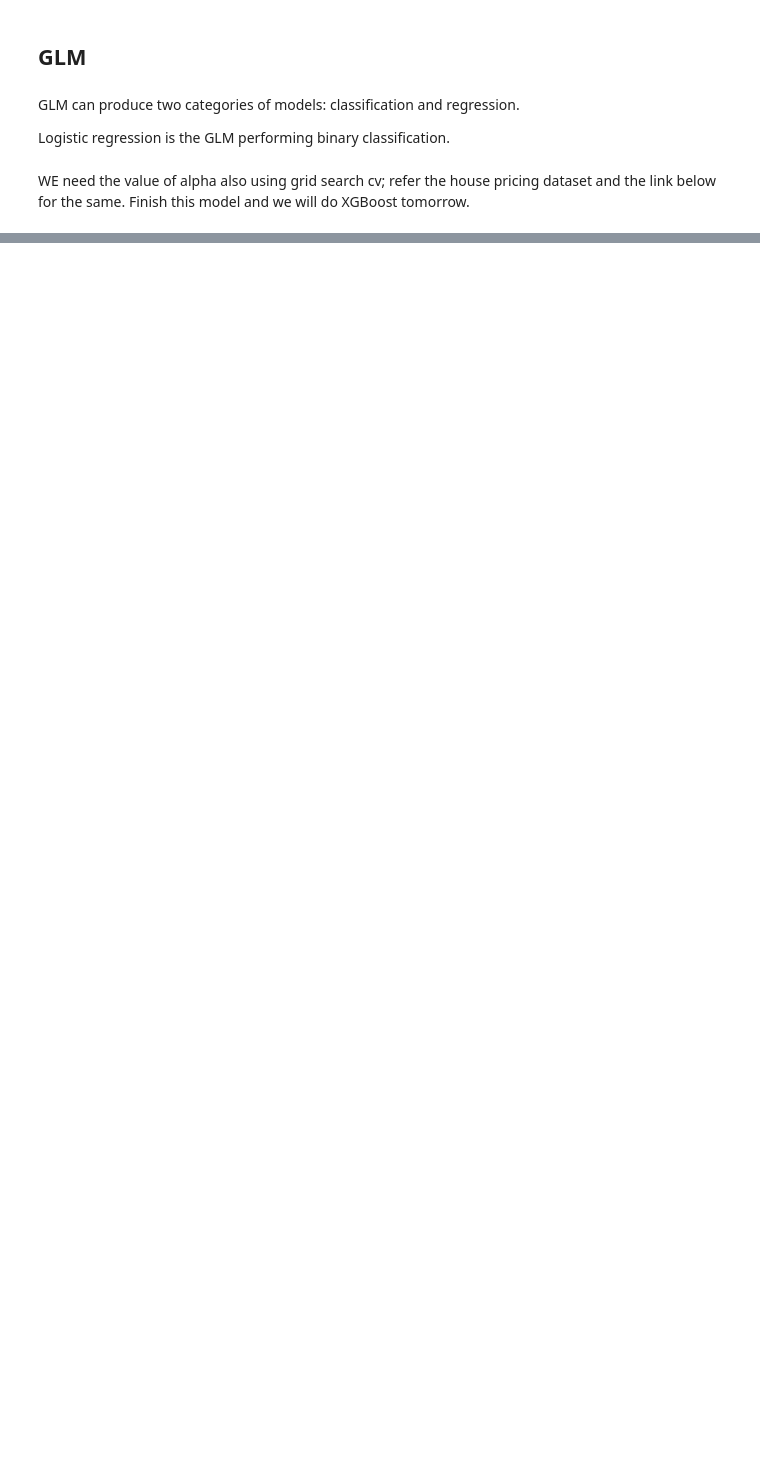
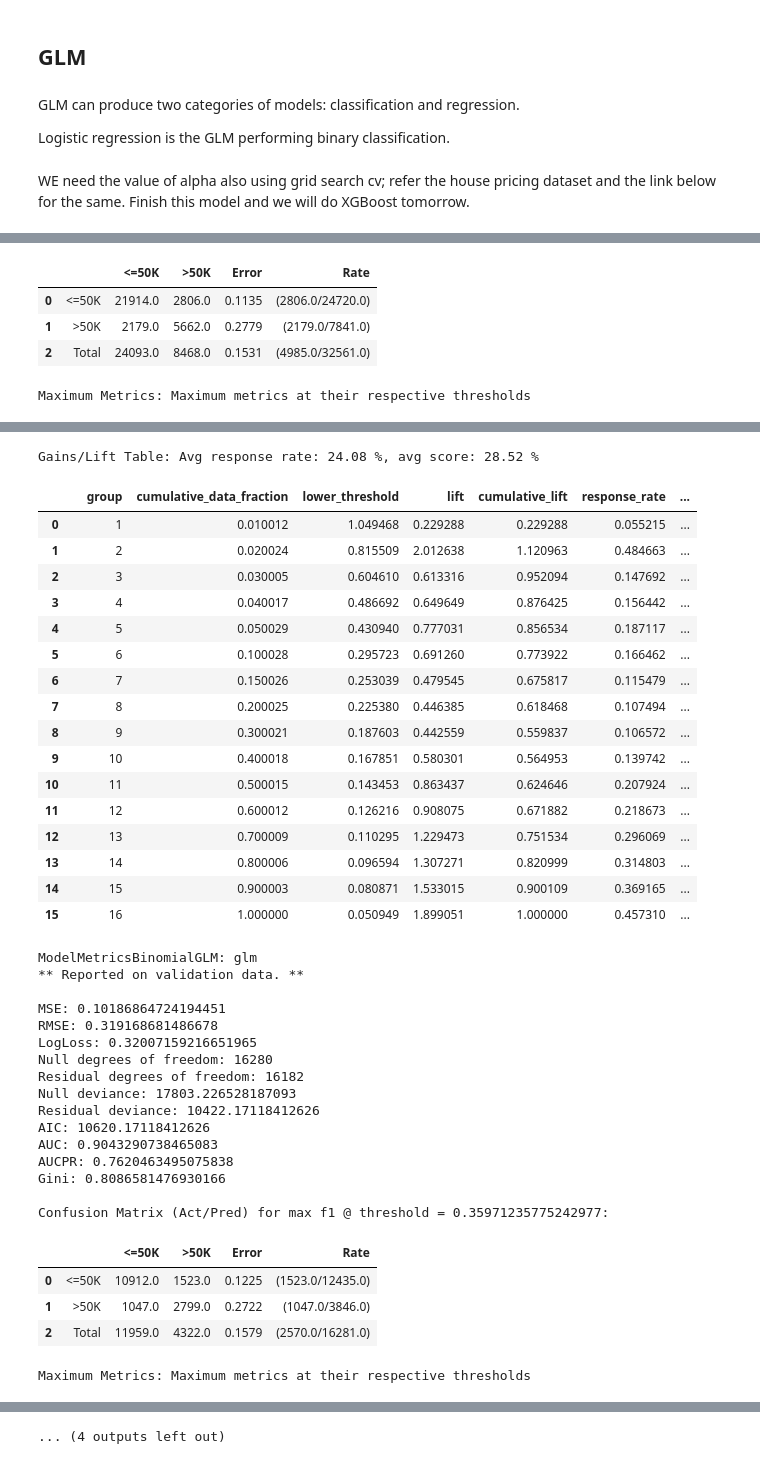
Before and after one commit to avecsally/Discover_Discriminatory_Bias_in_High_Accuracy_Models_Embedded_in_Machine_Learning_Algorithms, a Jupyter notebook: paper.ipynb, the cells around one changed output, grey strips where cells are left out. Saved outputs shown, nothing was run; the diff lists cells and outputs as text; code cells hidden in the pictures; blank space fills up the shorter version.

```diff
--- a/paper.ipynb
+++ b/paper.ipynb
@@ -192,0 +220,3 @@ glm_model.train(predictors, response_col, training_frame= hf)
+# %%
+glm_model
+# %% [output]
@@ -192,0 +248,5 @@ glm_model.train(predictors, response_col, training_frame= hf)
+|  |  | <=50K | >50K | Error | Rate |
+| 0 | <=50K | 21914.0 | 2806.0 | 0.1135 | (2806.0/24720.0) |
+| 1 | >50K | 2179.0 | 5662.0 | 0.2779 | (2179.0/7841.0) |
+| 2 | Total | 24093.0 | 8468.0 | 0.1531 | (4985.0/32561.0) |
+Maximum Metrics: Maximum metrics at their respective thresholds
@@ -192,0 +270,39 @@ glm_model.train(predictors, response_col, training_frame= hf)
+Gains/Lift Table: Avg response rate: 24.08 %, avg score: 28.52 %
+|  |  | group | cumulative_data_fraction | lower_threshold | lift | cumulative_lift | response_rate | ... |
+| 0 |  | 1 | 0.010012 | 1.049468 | 0.229288 | 0.229288 | 0.055215 | ... |
+| 1 |  | 2 | 0.020024 | 0.815509 | 2.012638 | 1.120963 | 0.484663 | ... |
+| 2 |  | 3 | 0.030005 | 0.604610 | 0.613316 | 0.952094 | 0.147692 | ... |
+| 3 |  | 4 | 0.040017 | 0.486692 | 0.649649 | 0.876425 | 0.156442 | ... |
+| 4 |  | 5 | 0.050029 | 0.430940 | 0.777031 | 0.856534 | 0.187117 | ... |
+| 5 |  | 6 | 0.100028 | 0.295723 | 0.691260 | 0.773922 | 0.166462 | ... |
+| 6 |  | 7 | 0.150026 | 0.253039 | 0.479545 | 0.675817 | 0.115479 | ... |
+| 7 |  | 8 | 0.200025 | 0.225380 | 0.446385 | 0.618468 | 0.107494 | ... |
+| 8 |  | 9 | 0.300021 | 0.187603 | 0.442559 | 0.559837 | 0.106572 | ... |
+| 9 |  | 10 | 0.400018 | 0.167851 | 0.580301 | 0.564953 | 0.139742 | ... |
+| 10 |  | 11 | 0.500015 | 0.143453 | 0.863437 | 0.624646 | 0.207924 | ... |
+| 11 |  | 12 | 0.600012 | 0.126216 | 0.908075 | 0.671882 | 0.218673 | ... |
+| 12 |  | 13 | 0.700009 | 0.110295 | 1.229473 | 0.751534 | 0.296069 | ... |
+| 13 |  | 14 | 0.800006 | 0.096594 | 1.307271 | 0.820999 | 0.314803 | ... |
+| 14 |  | 15 | 0.900003 | 0.080871 | 1.533015 | 0.900109 | 0.369165 | ... |
+| 15 |  | 16 | 1.000000 | 0.050949 | 1.899051 | 1.000000 | 0.457310 | ... |
+ModelMetricsBinomialGLM: glm
+** Reported on validation data. **
+
+MSE: 0.10186864724194451
+RMSE: 0.319168681486678
+LogLoss: 0.32007159216651965
+Null degrees of freedom: 16280
+Residual degrees of freedom: 16182
+Null deviance: 17803.226528187093
+Residual deviance: 10422.17118412626
+AIC: 10620.17118412626
+AUC: 0.9043290738465083
+AUCPR: 0.7620463495075838
+Gini: 0.8086581476930166
+
+Confusion Matrix (Act/Pred) for max f1 @ threshold = 0.35971235775242977:
+|  |  | <=50K | >50K | Error | Rate |
+| 0 | <=50K | 10912.0 | 1523.0 | 0.1225 | (1523.0/12435.0) |
+| 1 | >50K | 1047.0 | 2799.0 | 0.2722 | (1047.0/3846.0) |
+| 2 | Total | 11959.0 | 4322.0 | 0.1579 | (2570.0/16281.0) |
+Maximum Metrics: Maximum metrics at their respective thresholds
@@ -193 +326,2 @@ glm_model.train(predictors, response_col, training_frame= hf)
+... (4 outputs left out)
 # %%
```
Also changed, not shown: parts of 28 cells of this notebook, 2 other files.
